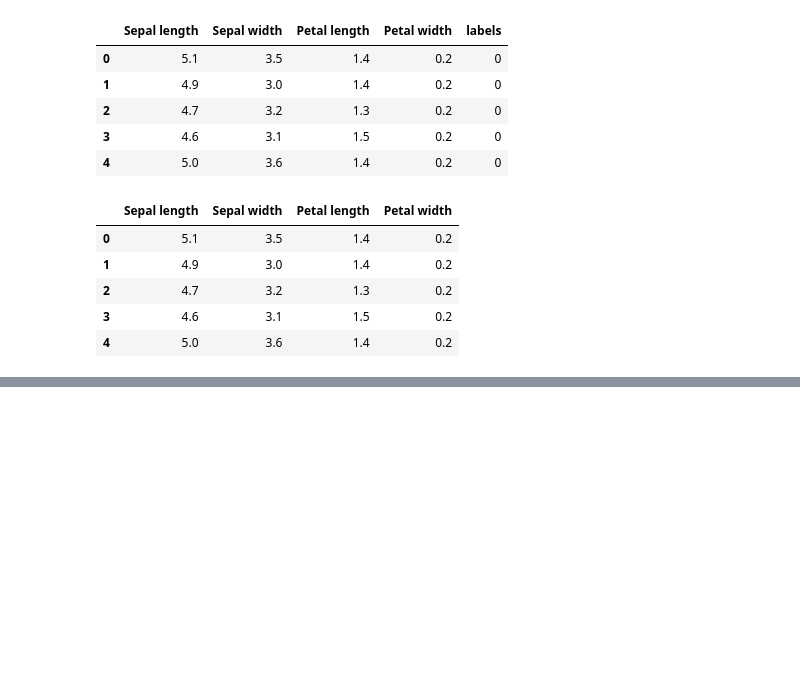
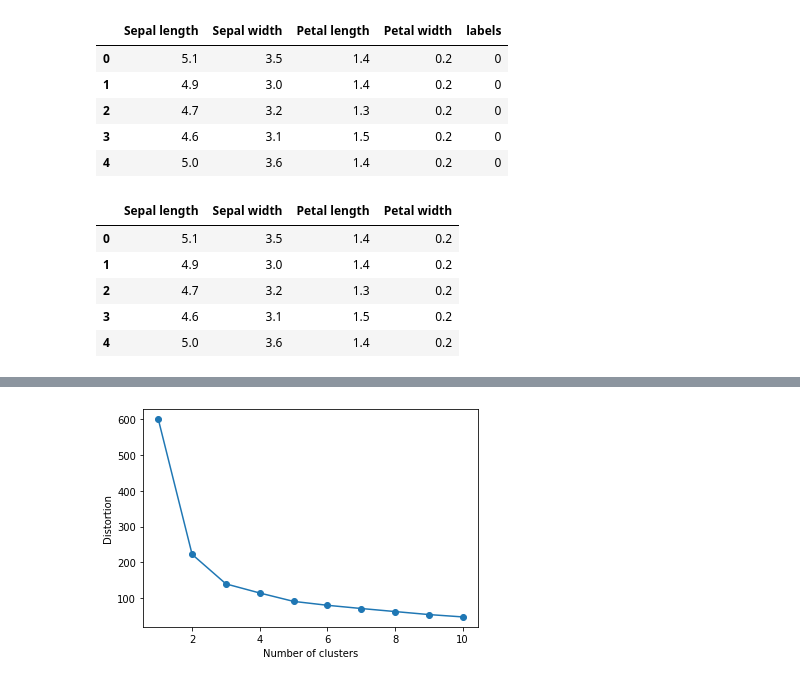
Before and after one commit to Indian966/JBNU_BigData_Analyze, a Jupyter notebook: Cluster_Analyze.ipynb, the cells around one changed output, grey strips where cells are left out. Drawn from its saved outputs; the diff is of its cells as text; code cells hidden in the pictures; blank space fills up the shorter version.

Commit message:
Distortion 그래프 추가

```diff
--- a/Cluster_Analyze.ipynb
+++ b/Cluster_Analyze.ipynb
@@ -67,3 +67,18 @@ plt.show()
+# %%
+from sklearn.preprocessing import StandardScaler
+feature_scaled = StandardScaler().fit_transform(feature)
+
+distortions = []
+for i in range(1, 11):
+  kmeans_i = KMeans(n_clusters = i, random_state = 0) #모델 생성
+  kmeans_i.fit(feature_scaled) #모델 훈련
+  distortions.append(kmeans_i.inertia_)
+plt.plot(range(1,11), distortions, marker = 'o')
+plt.xlabel('Number of clusters')
+plt.ylabel('Distortion')
+plt.show()
+# %% [output]
+[figure, added]
 # %%
 centers = pd.DataFrame(model.cluster_centers_,columns=['Sepal length','Sepal width','Petal length','Petal width'])
 center_x = centers['Sepal length']
```
Also changed, not shown: parts of 7 cells of this notebook.
